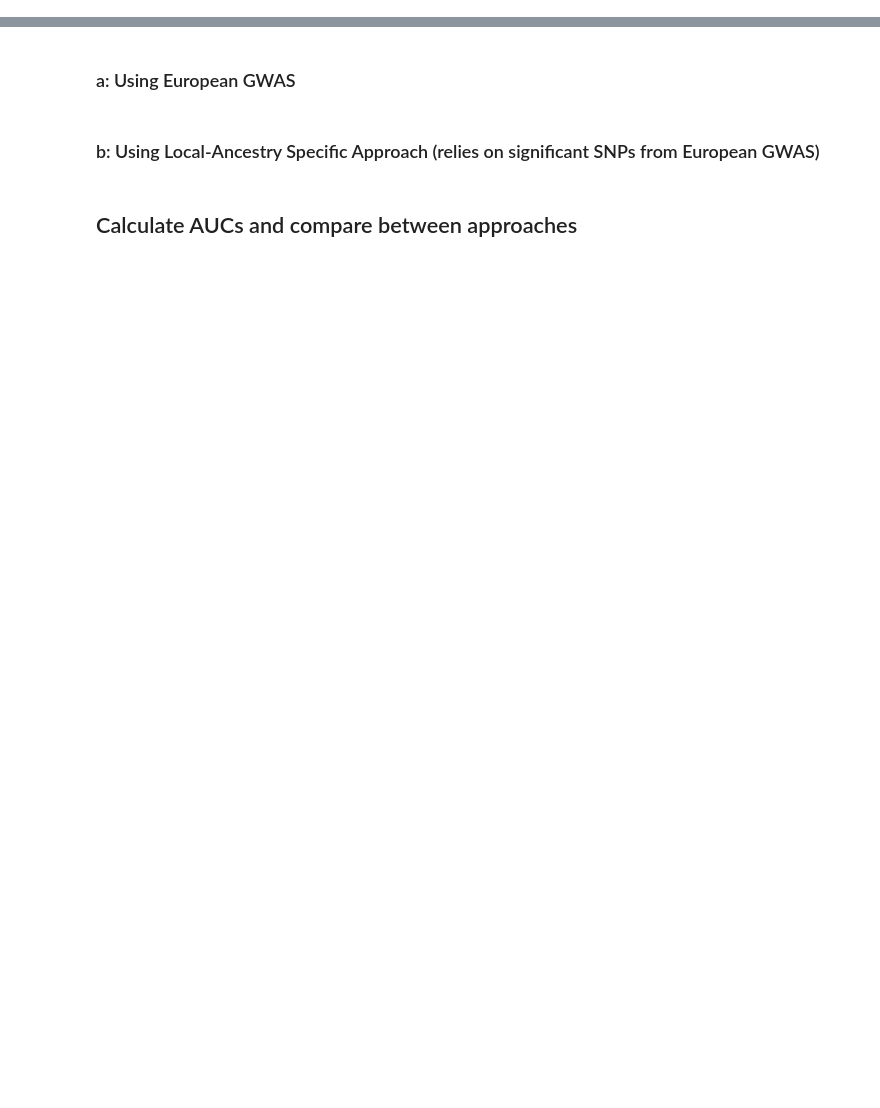
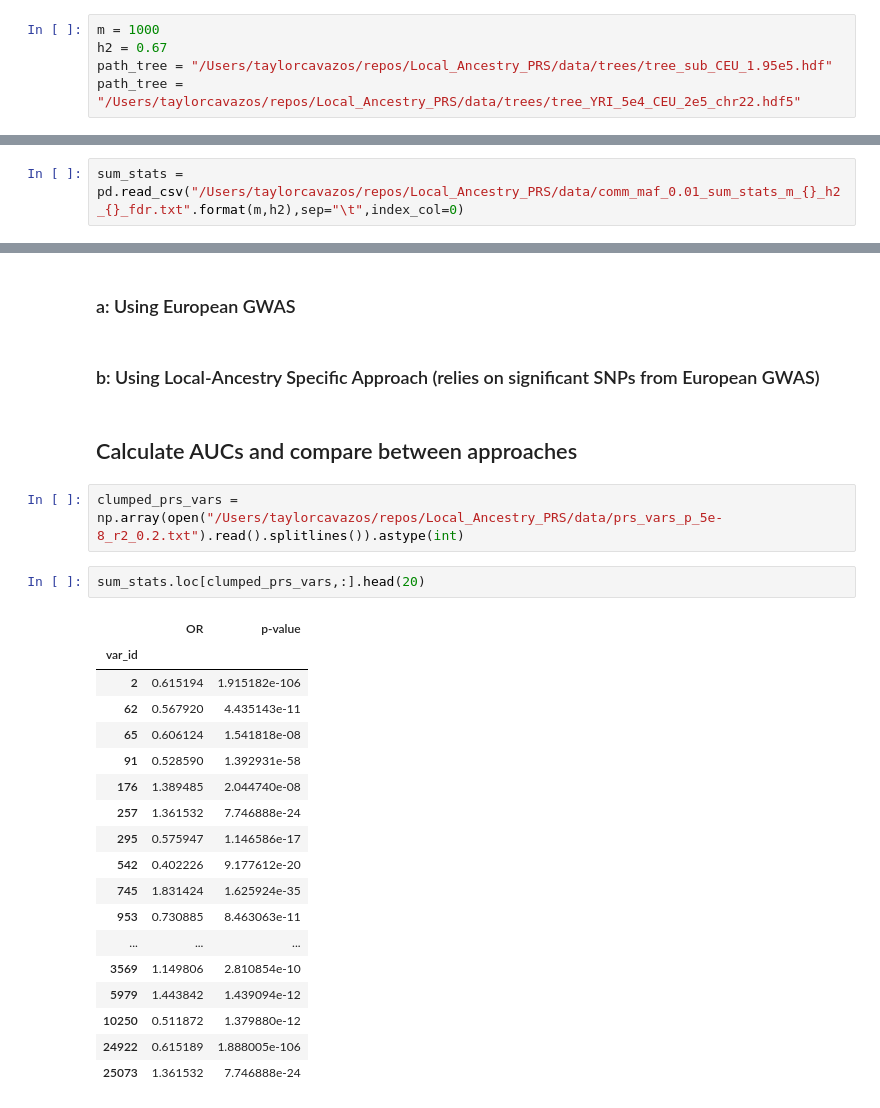
Before and after one commit to taylorcavazos/PRS_Admixture_Simulation, a Jupyter notebook: notebooks/local_ancestry_prs.ipynb, the cells around one changed output, grey strips where cells are left out. Cells and saved outputs as stored; diff of their text form; blank space fills up the shorter version.

```diff
--- a/notebooks/local_ancestry_prs.ipynb
+++ b/notebooks/local_ancestry_prs.ipynb
@@ -13,3 +19,8 @@ from sim_out_of_africa import *
+# %%
+m = 1000
+h2 = 0.67
+path_tree = "/Users/taylorcavazos/repos/Local_Ancestry_PRS/data/trees/tree_sub_CEU_1.95e5.hdf"
+path_tree = "/Users/taylorcavazos/repos/Local_Ancestry_PRS/data/trees/tree_YRI_5e4_CEU_2e5_chr22.hdf5"
 # %% [markdown]
 ## Simulated admixed individuals
 # %% [markdown]
@@ -40,0 +361,2 @@ simulate_out_of_afr()
+# %%
+sum_stats = pd.read_csv("/Users/taylorcavazos/repos/Local_Ancestry_PRS/data/comm_maf_0.01_sum_stats_m_{}_h2_{}_fdr.txt".format(m,h2),sep="\t",index_col=0)
@@ -44,3 +550,26 @@ simulate_out_of_afr()
 ### b: Using Local-Ancestry Specific Approach (relies on significant SNPs from European GWAS)
 # %% [markdown]
 ## Calculate AUCs and compare between approaches
+# %%
+clumped_prs_vars = np.array(open("/Users/taylorcavazos/repos/Local_Ancestry_PRS/data/prs_vars_p_5e-8_r2_0.2.txt").read().splitlines()).astype(int)
+# %%
+sum_stats.loc[clumped_prs_vars,:].head(20)
+# %% [output]
+|  | OR | p-value |
+| var_id |  |  |
+| 2 | 0.615194 | 1.915182e-106 |
+| 62 | 0.567920 | 4.435143e-11 |
+| 65 | 0.606124 | 1.541818e-08 |
+| 91 | 0.528590 | 1.392931e-58 |
+| 176 | 1.389485 | 2.044740e-08 |
+| 257 | 1.361532 | 7.746888e-24 |
+| 295 | 0.575947 | 1.146586e-17 |
+| 542 | 0.402226 | 9.177612e-20 |
+| 745 | 1.831424 | 1.625924e-35 |
+| 953 | 0.730885 | 8.463063e-11 |
+| ... | ... | ... |
+| 3569 | 1.149806 | 2.810854e-10 |
+| 5979 | 1.443842 | 1.439094e-12 |
+| 10250 | 0.511872 | 1.379880e-12 |
+| 24922 | 0.615189 | 1.888005e-106 |
+| 25073 | 1.361532 | 7.746888e-24 |
```
Also changed, not shown: parts of 165 cells of this notebook, 6 other files.
